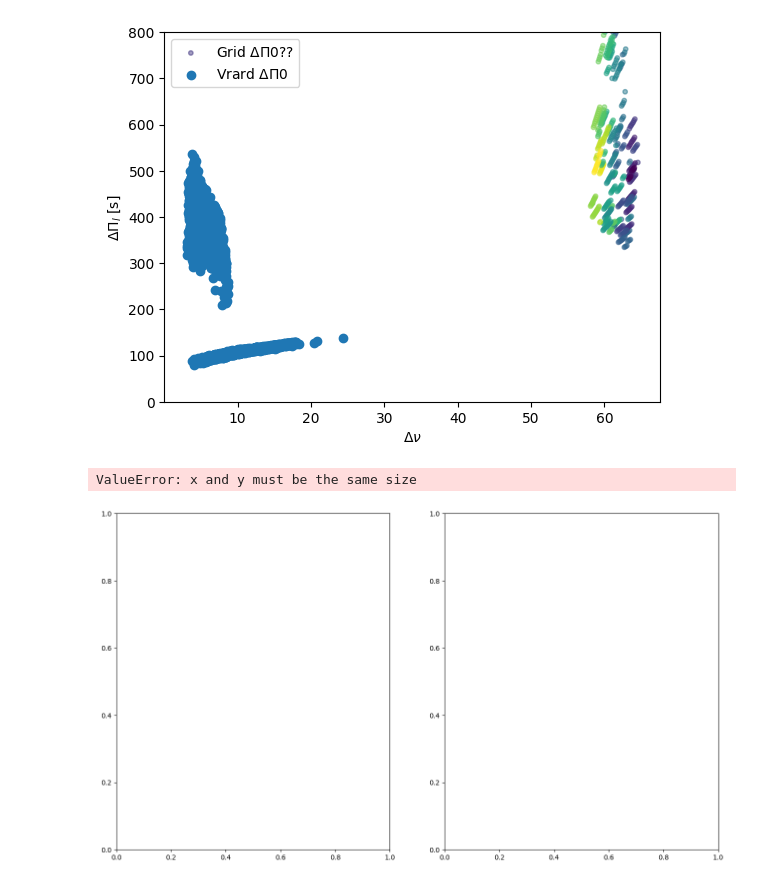
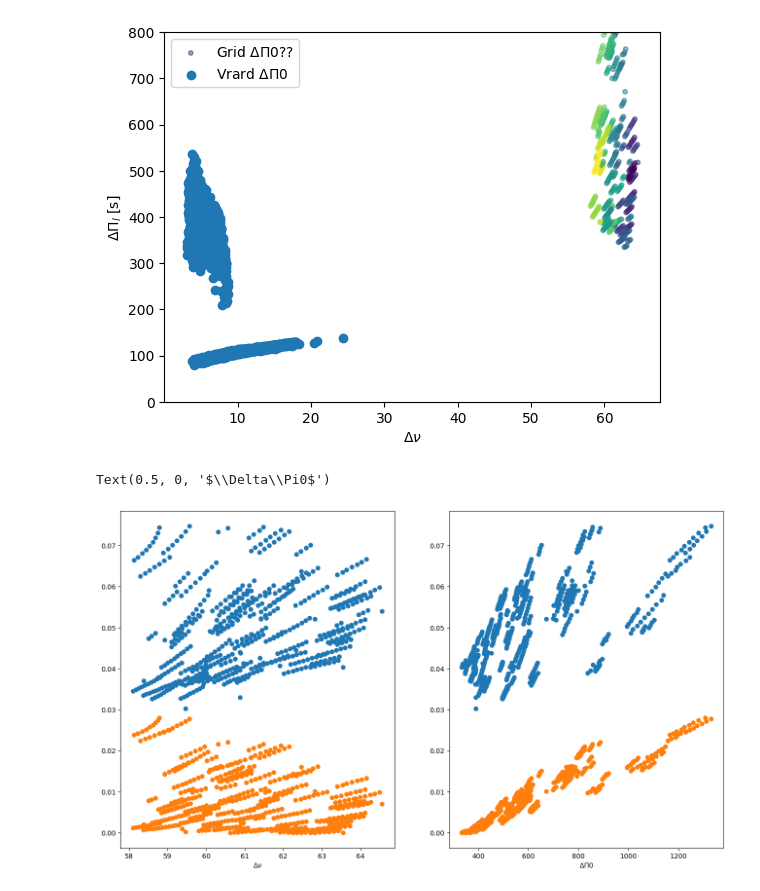
Before and after one commit to grd349/PBjam, a Jupyter notebook: grid_comparison.ipynb, the cells around one changed output. Cells and saved outputs as stored; diff of their text form; code cells hidden in the pictures.

```diff
--- a/grid_comparison.ipynb
+++ b/grid_comparison.ipynb
@@ -64,13 +64,13 @@ ax.legend()
 # %%
 fig, ax = subplots(1,2, figsize=(16,9))
 
-ax[0].scatter(dnu, abs(big_grid['p_L'][idxG]), label='p_L')
-ax[0].scatter(dnu, abs(big_grid['p_D'][idxG]), label='p_D')
+ax[0].scatter(G_dnu, abs(big_grid['p_L'][idxG]), label='p_L')
+ax[0].scatter(G_dnu, abs(big_grid['p_D'][idxG]), label='p_D')
 ax[0].set_xlabel(r'$\Delta \nu$')
 
 ax[1].scatter(G_DPi0, abs(big_grid['p_L'][idxG]), label='p_L')
 ax[1].scatter(G_DPi0, abs(big_grid['p_D'][idxG]), label='p_D')
 ax[1].set_xlabel('$\Delta\Pi0$')
 # %% [output]
-ValueError: x and y must be the same size
+Text(0.5, 0, '$\\Delta\\Pi0$')
-[figure, old version]
+[figure, new version]
```
Also changed, not shown: parts of 2 cells of this notebook.
